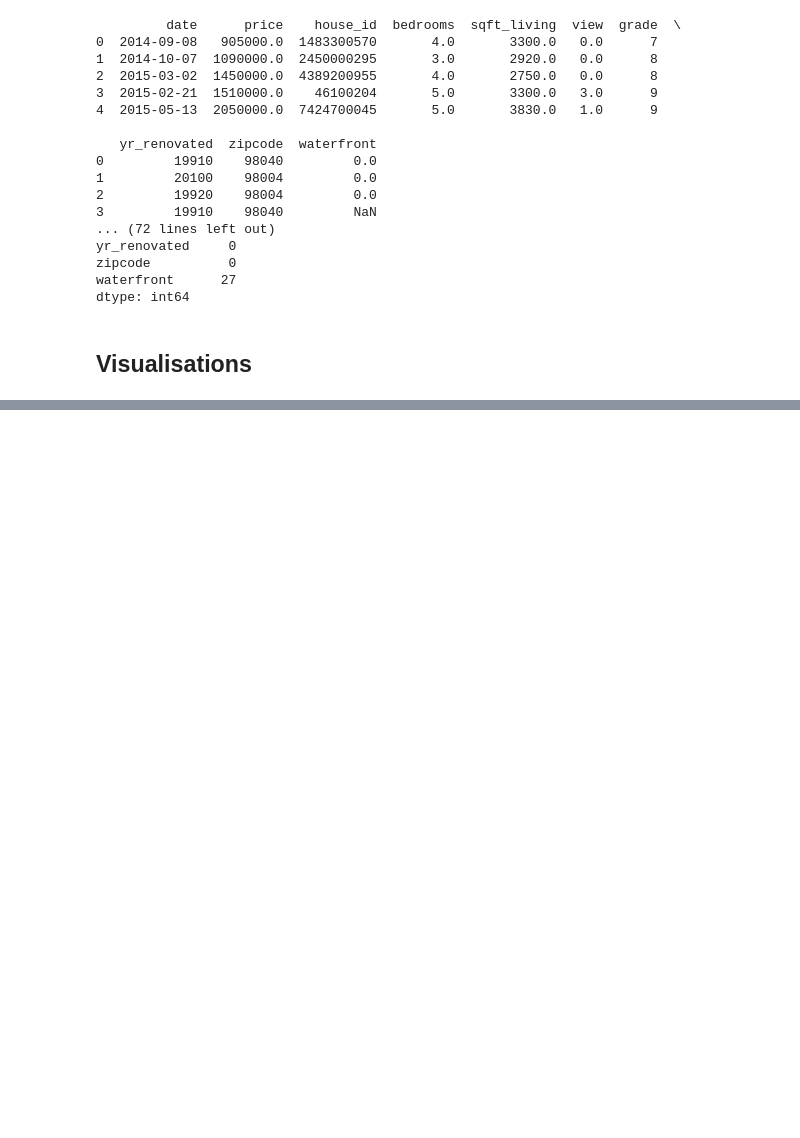
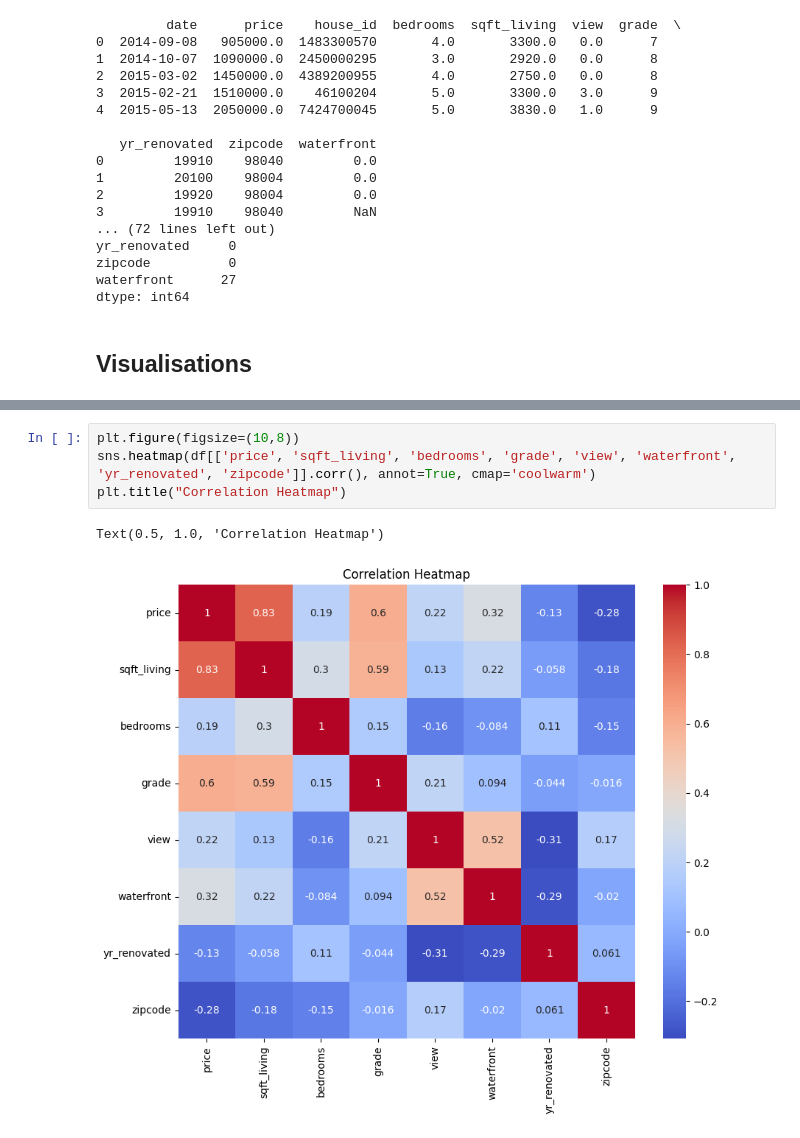
Before and after one commit to CharlesSiboto/ds-EDA-C-and-R, a Jupyter notebook: 2_EDA_C_and_R.ipynb, the cells around one changed output, grey strips where cells are left out. Saved outputs shown, nothing was run; the diff lists cells and outputs as text; blank space fills up the shorter version.

```diff
--- a/2_EDA_C_and_R.ipynb
+++ b/2_EDA_C_and_R.ipynb
@@ -78,0 +79,7 @@ dtype: int64
+# %%
+plt.figure(figsize=(10,8))
+sns.heatmap(df[['price', 'sqft_living', 'bedrooms', 'grade', 'view', 'waterfront', 'yr_renovated', 'zipcode']].corr(), annot=True, cmap='coolwarm')
+plt.title("Correlation Heatmap")
+# %% [output]
+Text(0.5, 1.0, 'Correlation Heatmap')
+[figure, added]
```
Also changed, not shown: parts of 31 cells of this notebook, 1 other file.
